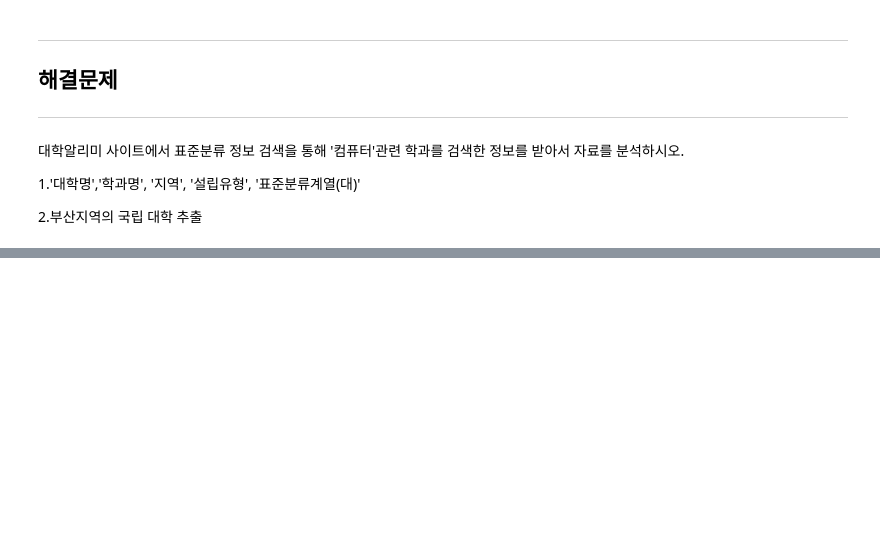
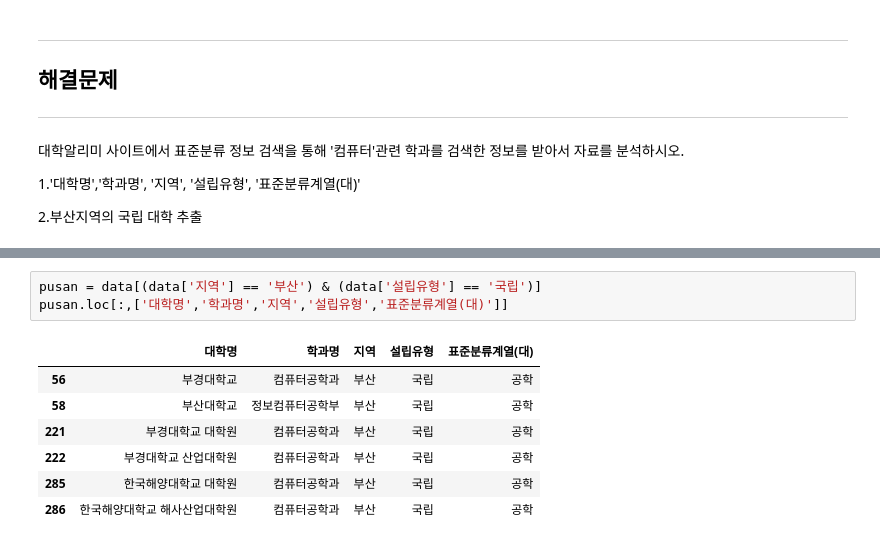
Before and after one commit to wlsdl1013/wlsdldml-vkdlTJs, a Jupyter notebook: pandas_02_dataframe.ipynb, the cells around one changed output, grey strips where cells are left out. Cells and saved outputs as stored; diff of their text form; blank space fills up the shorter version.

```diff
--- a/pandas_02_dataframe.ipynb
+++ b/pandas_02_dataframe.ipynb
@@ -1054,0 +1070,11 @@ pd.read_csv('')
+# %%
+pusan = data[(data['지역'] == '부산') & (data['설립유형'] == '국립')]
+pusan.loc[:,['대학명','학과명','지역','설립유형','표준분류계열(대)']]
+# %% [output]
+|  | 대학명 | 학과명 | 지역 | 설립유형 | 표준분류계열(대) |
+| 56 | 부경대학교 | 컴퓨터공학과 | 부산 | 국립 | 공학 |
+| 58 | 부산대학교 | 정보컴퓨터공학부 | 부산 | 국립 | 공학 |
+| 221 | 부경대학교 대학원 | 컴퓨터공학과 | 부산 | 국립 | 공학 |
+| 222 | 부경대학교 산업대학원 | 컴퓨터공학과 | 부산 | 국립 | 공학 |
+| 285 | 한국해양대학교 대학원 | 컴퓨터공학과 | 부산 | 국립 | 공학 |
+| 286 | 한국해양대학교 해사산업대학원 | 컴퓨터공학과 | 부산 | 국립 | 공학 |
```
Also changed, not shown: parts of 2 cells of this notebook.
